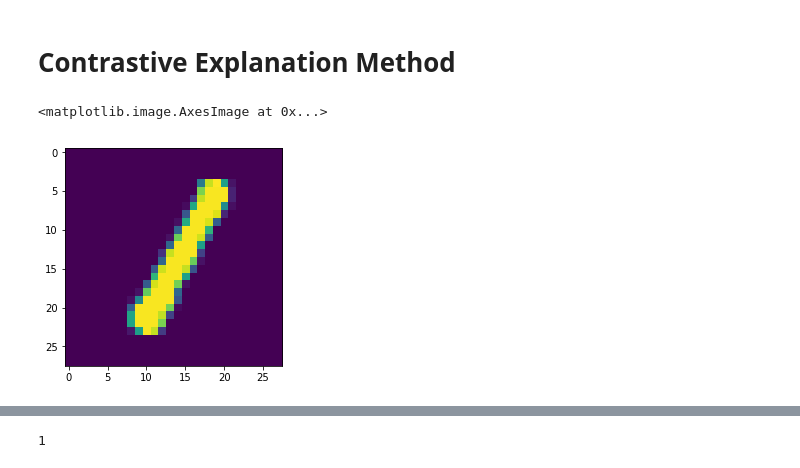
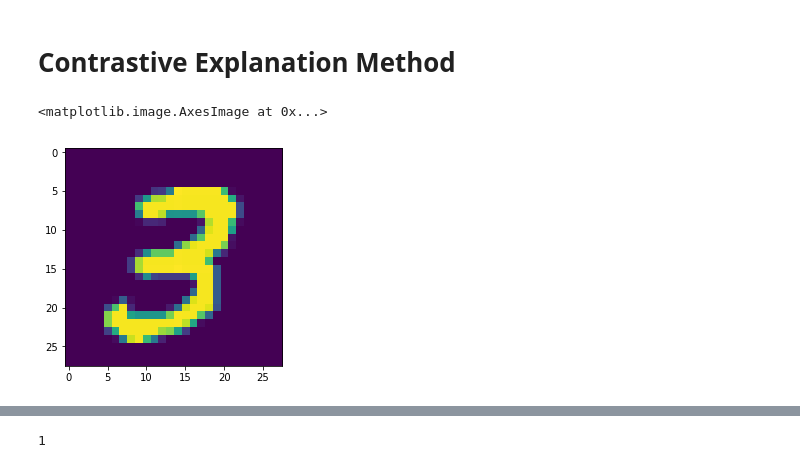
Before and after one commit to davidvos/contrastive-explanation-method, a Jupyter notebook: main.ipynb, the cells around one changed output, grey strips where cells are left out. Cells and saved outputs as stored; diff of their text form; code cells hidden in the pictures.

```diff
--- a/main.ipynb
+++ b/main.ipynb
@@ -76,10 +76,10 @@ CEM = ContrastiveExplanationMethod(cnn, cae, iterations=1000, n_searches=4, kapp
 # %%
 # obtain one sample
-image, _ = dataset.get_sample()
+image = dataset.get_sample_by_class(class_label=3, show_image=False)
 
 plt.imshow(image.squeeze())
 # %% [output]
 <matplotlib.image.AxesImage at 0x...>
-[figure, old version]
+[figure, new version]
 # %%
 # find pertinent negatives
```
Also changed, not shown: parts of 11 cells of this notebook, 23 other files.
